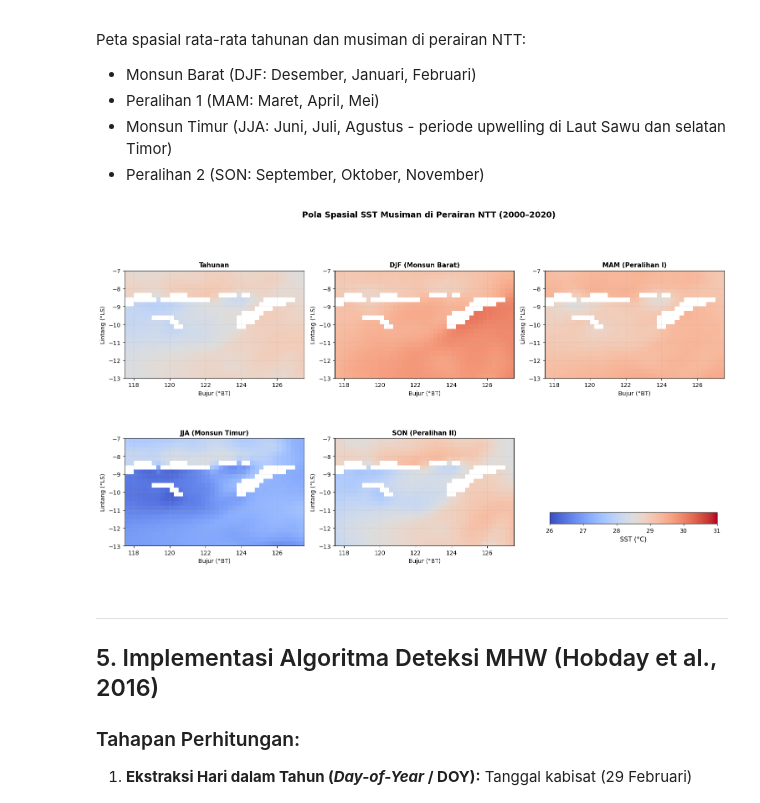
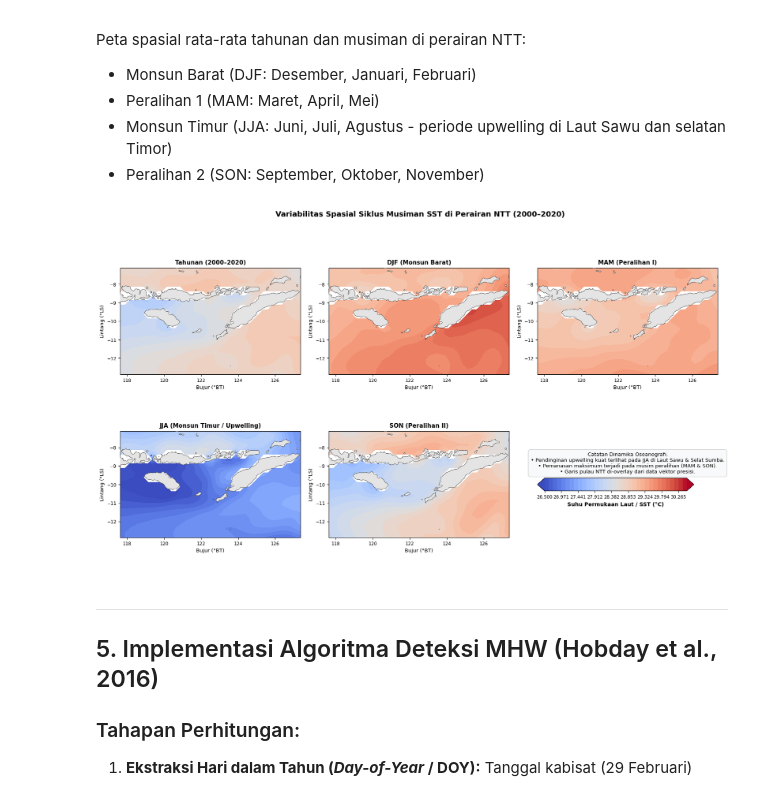
Before and after one commit to yusufal-qodri/PBL_KLIMTROP_KEL10_Analisis_MHW_Terhadap_Produksi_Ikan_diNTT, a Jupyter notebook: notebooks/02_Analisis_SST_dan_Deteksi_MHW.ipynb, the cells around one changed output. Saved outputs shown, nothing was run; the diff lists cells and outputs as text; code cells hidden in the pictures.

```diff
--- a/notebooks/02_Analisis_SST_dan_Deteksi_MHW.ipynb
+++ b/notebooks/02_Analisis_SST_dan_Deteksi_MHW.ipynb
@@ -193,45 +201,64 @@ Peta spasial rata-rata tahunan dan musiman di perairan NTT:
 - Monsun Timur (JJA: Juni, Juli, Agustus - periode upwelling di Laut Sawu dan selatan Timor)
 - Peralihan 2 (SON: September, Oktober, November)
 # %%
-# Hitung rata-rata spasial musiman
+# Hitung dan visualisasikan rata-rata spasial musiman SST dengan rendering halus
+from scripts.visualization_utils import plot_smooth_map, load_ntt_coastline, add_land_mask, setup_spatial_axis
+
+gdf_land = load_ntt_coastline()
+
 seasons = {
-    'Tahunan': ds_sst['sst'].mean(dim='time'),
+    'Tahunan (2000–2020)': ds_sst['sst'].mean(dim='time'),
     'DJF (Monsun Barat)': ds_sst['sst'].sel(time=ds_sst.time.dt.month.isin([12, 1, 2])).mean(dim='time'),
     'MAM (Peralihan I)': ds_sst['sst'].sel(time=ds_sst.time.dt.month.isin([3, 4, 5])).mean(dim='time'),
-    'JJA (Monsun Timur)': ds_sst['sst'].sel(time=ds_sst.time.dt.month.isin([6, 7, 8])).mean(dim='time'),
+    'JJA (Monsun Timur / Upwelling)': ds_sst['sst'].sel(time=ds_sst.time.dt.month.isin([6, 7, 8])).mean(dim='time'),
     'SON (Peralihan II)': ds_sst['sst'].sel(time=ds_sst.time.dt.month.isin([9, 10, 11])).mean(dim='time')
 }
 
-fig, axes = plt.subplots(2, 3, figsize=(16, 9))
-axes = axes.flatten()
+fig, axes = plt.subplots(2, 3, figsize=(17, 9.5))
+axes_flat = axes.flatten()
 
-vmin_sst = 26.0
-vmax_sst = 31.0
+vmin_sst = 26.5
+vmax_sst = 30.5
+levels_sst = np.linspace(vmin_sst, vmax_sst, 35)
 
+last_cs = None
 for i, (title, sst_map) in enumerate(seasons.items()):
-    ax = axes[i]
-    im = ax.pcolormesh(ds_sst.lon, ds_sst.lat, sst_map,
-                       cmap=cfg.COLORMAP_SST, vmin=vmin_sst, vmax=vmax_sst, shading='auto')
-    ax.set_title(f"{title}", fontsize=11, fontweight='bold')
-    ax.set_xlabel('Bujur (°BT)')
-    ax.set_ylabel('Lintang (°LS)')
-    ax.set_aspect('equal')
-    ax.grid(True, linestyle=':', alpha=0.5)
+    ax = axes_flat[i]
+    last_cs = ax.contourf(
+        ds_sst.lon.values, ds_sst.lat.values, sst_map.values,
+        levels=levels_sst, cmap=cfg.COLORMAP_SST, vmin=vmin_sst, vmax=vmax_sst,
+        extend='both', zorder=2
+    )
+    add_land_mask(ax, gdf_land=gdf_land, facecolor='#e4e4e4', edgecolor='#3a3a3a', linewidth=0.6, zorder=5)
+    setup_spatial_axis(ax, (ds_sst.lon.min(), ds_sst.lon.max()), (ds_sst.lat.min(), ds_sst.lat.max()), title=title)
 
-# Matikan sumbu ke-6 yang kosong
-axes[5].axis('off')
+# Panel ke-6 digunakan untuk colorbar yang proporsional dan ringkasan nilai
+ax_cbar = axes_flat[5]
+ax_cbar.axis('off')
+cbar_box = [0.68, 0.22, 0.24, 0.035]
+cbar_ax = fig.add_axes(cbar_box)
+cb = fig.colorbar(last_cs, cax=cbar_ax, orientation='horizontal')
+cb.set_label('Suhu Permukaan Laut / SST (°C)', fontsize=10, fontweight='bold')
+cb.ax.tick_params(labelsize=8.5)
 
-# Colorbar terpusat
-cbar_ax = fig.add_axes([0.68, 0.15, 0.25, 0.03])
-cb = fig.colorbar(im, cax=cbar_ax, orientation='horizontal')
-cb.set_label('SST (°C)', fontsize=11)
+note_text = (
+    "Catatan Dinamika Oseanografi:\n"
+    "• Pendinginan upwelling kuat terlihat pada JJA di Laut Sawu & Selat Sumba.\n"
+    "• Pemanasan maksimum terjadi pada musim peralihan (MAM & SON).\n"
+    "• Garis pulau NTT di-overlay dari data vektor presisi."
+)
+ax_cbar.text(
+    0.5, 0.70, note_text,
+    transform=ax_cbar.transAxes, fontsize=9.5, va='top', ha='center',
+    bbox=dict(boxstyle='round,pad=0.5', facecolor='#f8f9fa', edgecolor='#cccccc', alpha=0.9)
+)
 
-plt.suptitle('Pola Spasial SST Musiman di Perairan NTT (2000–2020)', fontsize=14, fontweight='bold', y=0.98)
-plt.tight_layout(rect=[0, 0, 0.95, 0.95])
+plt.suptitle('Variabilitas Spasial Siklus Musiman SST di Perairan NTT (2000–2020)', fontsize=14, fontweight='bold', y=0.99)
+plt.tight_layout(rect=[0, 0, 1.0, 0.96])
 fig.savefig(cfg.FIGURES_DIR / "nb2_sst_spatial_patterns.png", dpi=cfg.FIGURE_DPI, bbox_inches='tight')
 plt.show()
 # %% [output]
-[figure, old version]
+[figure, new version]
 # %% [markdown]
 ---
 ## 5. Implementasi Algoritma Deteksi MHW (Hobday et al., 2016)
```
Also changed, not shown: parts of 6 cells of this notebook, 40 other files.
